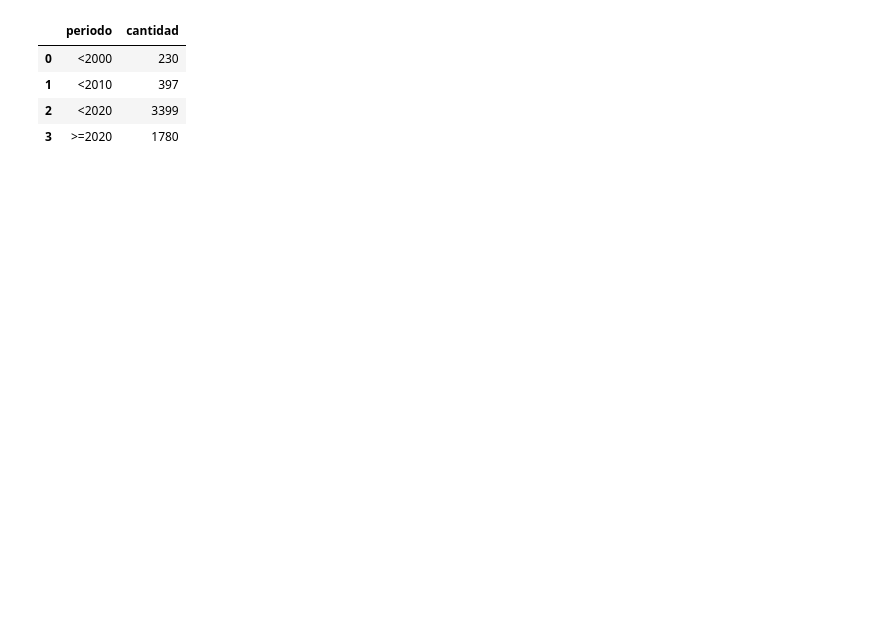
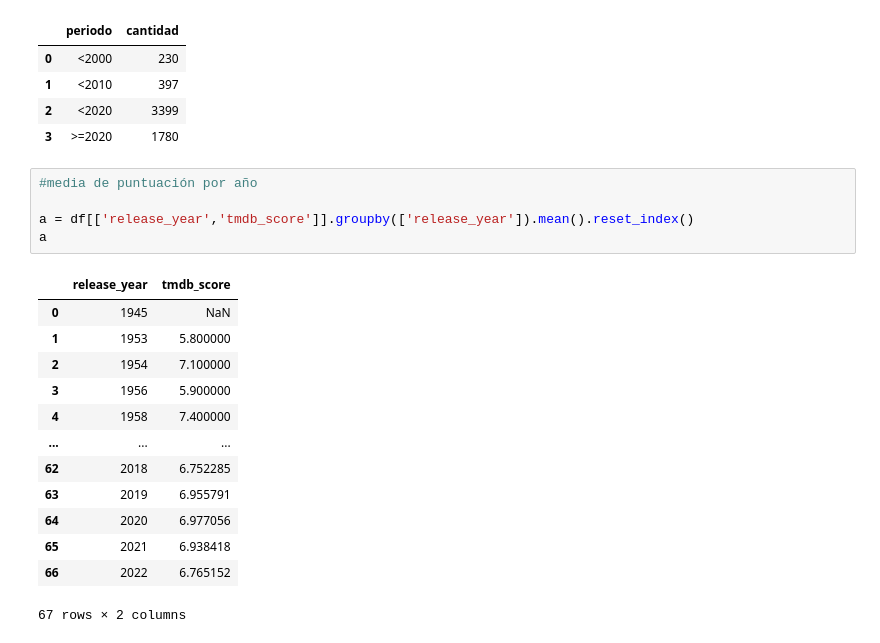
Before and after one commit to yessoto1/TrabajoPractico, a Jupyter notebook: TrabajoPractico.ipynb, the cells around one changed output. Drawn from its saved outputs; the diff is of its cells as text; blank space fills up the shorter version.

```diff
--- a/TrabajoPractico.ipynb
+++ b/TrabajoPractico.ipynb
@@ -258,3 +270,22 @@ output.head()
 | 1 | <2010 | 397 |
 | 2 | <2020 | 3399 |
 | 3 | >=2020 | 1780 |
+# %%
+#media de puntuación por año
+
+a = df[['release_year','tmdb_score']].groupby(['release_year']).mean().reset_index()
+a
+# %% [output]
+|  | release_year | tmdb_score |
+| 0 | 1945 | NaN |
+| 1 | 1953 | 5.800000 |
+| 2 | 1954 | 7.100000 |
+| 3 | 1956 | 5.900000 |
+| 4 | 1958 | 7.400000 |
+| ... | ... | ... |
+| 62 | 2018 | 6.752285 |
+| 63 | 2019 | 6.955791 |
+| 64 | 2020 | 6.977056 |
+| 65 | 2021 | 6.938418 |
+| 66 | 2022 | 6.765152 |
+67 rows × 2 columns
```
Also changed, not shown: parts of 6 cells of this notebook.
